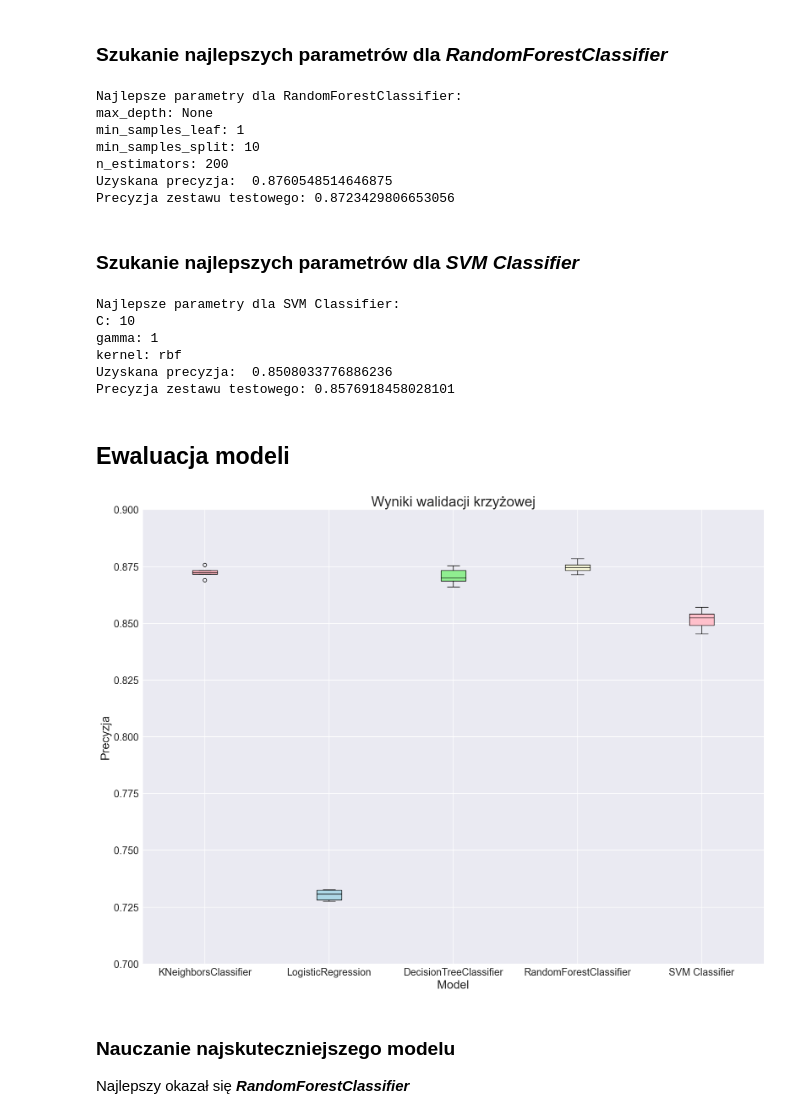
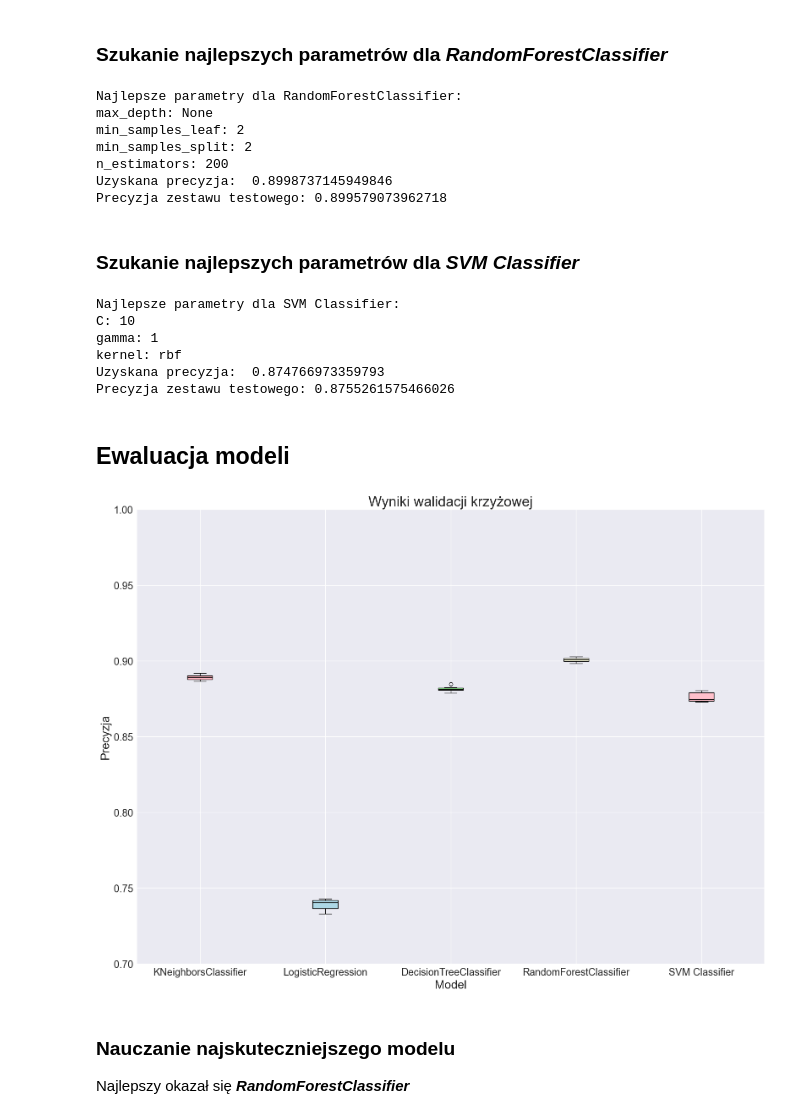
Before and after one commit to pgarwol/PhishingEmailDetection, a Jupyter notebook: learning.ipynb, the cells around one changed output. Saved outputs shown, nothing was run; the diff lists cells and outputs as text; code cells hidden in the pictures.

```diff
--- a/learning.ipynb
+++ b/learning.ipynb
@@ -95,7 +100,7 @@ y:
     <li> label </li>
 </ul>
 # %%
-X = learning_set.loc[:, 'urls_count':'has_non_latin'].values
+X = learning_set.loc[:, 'sender_nums_count':'has_non_latin'].values
 y = learning_set.loc[: , 'label'].values
 print(X.shape, y.shape)
 # %% [output]
@@ -244,11 +248,11 @@ print("Precyzja zestawu testowego:", test_accuracy)
 # %% [output]
 Najlepsze parametry dla RandomForestClassifier:
 max_depth: None
-min_samples_leaf: 1
-min_samples_split: 10
+min_samples_leaf: 2
+min_samples_split: 2
 n_estimators: 200
-Uzyskana precyzja:  0.8760548514646875
-Precyzja zestawu testowego: 0.8723429806653056
+Uzyskana precyzja:  0.8998737145949846
+Precyzja zestawu testowego: 0.899579073962718
 # %% [markdown]
 ### Szukanie najlepszych parametrów dla <i>SVM Classifier</i>
 # %%
@@ -277,16 +281,16 @@ Najlepsze parametry dla SVM Classifier:
 C: 10
 gamma: 1
 kernel: rbf
-Uzyskana precyzja:  0.8508033776886236
-Precyzja zestawu testowego: 0.8576918458028101
+Uzyskana precyzja:  0.874766973359793
+Precyzja zestawu testowego: 0.8755261575466026
 # %% [markdown]
 ## Ewaluacja modeli
 # %%
 models = {
-    'KNeighborsClassifier': KNeighborsClassifier(n_neighbors=13, p=1, weights='distance'),
-    'LogisticRegression': LogisticRegression(C=10, penalty='l2'),
-    'DecisionTreeClassifier': DecisionTreeClassifier(criterion='gini', max_depth=None, min_samples_leaf=1, min_samples_split=2),
-    'RandomForestClassifier': RandomForestClassifier(max_depth=None, min_samples_leaf=1, min_samples_split=10, n_estimators=50),
+    'KNeighborsClassifier': KNeighborsClassifier(n_neighbors=11, p=1, weights='distance'),
+    'LogisticRegression': LogisticRegression(C=0.1, penalty='l2'),
+    'DecisionTreeClassifier': DecisionTreeClassifier(criterion='entropy', max_depth=None, min_samples_leaf=1, min_samples_split=5),
+    'RandomForestClassifier': RandomForestClassifier(max_depth=None, min_samples_leaf=2, min_samples_split=2, n_estimators=200),
     'SVM Classifier': SVC(C=10, gamma=1, kernel='rbf')
 }
 
@@ -298,33 +302,33 @@ for model in models.values():
 # %%
 plt.style.use('seaborn-v0_8')
 fig, ax = plt.subplots(figsize=(16, 12))
 
 boxplot = ax.boxplot(
     results,
     labels=models.keys(),
     patch_artist=True,
     boxprops=dict(edgecolor='black'),
     whiskerprops=dict(linewidth=1),
     capprops=dict(linewidth=1),
     medianprops=dict(color='black', linewidth=1),
     widths=0.2,
 )
 
 box_colors = ['#FFB6C1', '#ADD8E6', '#90EE90', '#FFFFE0', '#FFC0CB']
 for box, color in zip(boxplot['boxes'], box_colors):
     box.set(facecolor=color)
 
 ax.set_title('Wyniki walidacji krzyżowej', fontsize=24)
 ax.tick_params(axis='both', labelsize=17)
 ax.set_xlabel('Model', fontsize=20)
 ax.set_ylabel('Precyzja', fontsize=20)
-ax.set_ylim(0.70, 0.9)
+ax.set_ylim(0.70, 1)
 ax.yaxis.grid(True)
 
 plt.tight_layout()
 plt.show()
 # %% [output]
-[figure, old version]
+[figure, new version]
 # %% [markdown]
 ### Nauczanie najskuteczniejszego modelu
 Najlepszy okazał się <b><i>RandomForestClassifier</i></b>
```
Also changed, not shown: parts of 13 cells of this notebook, 3 other files.
